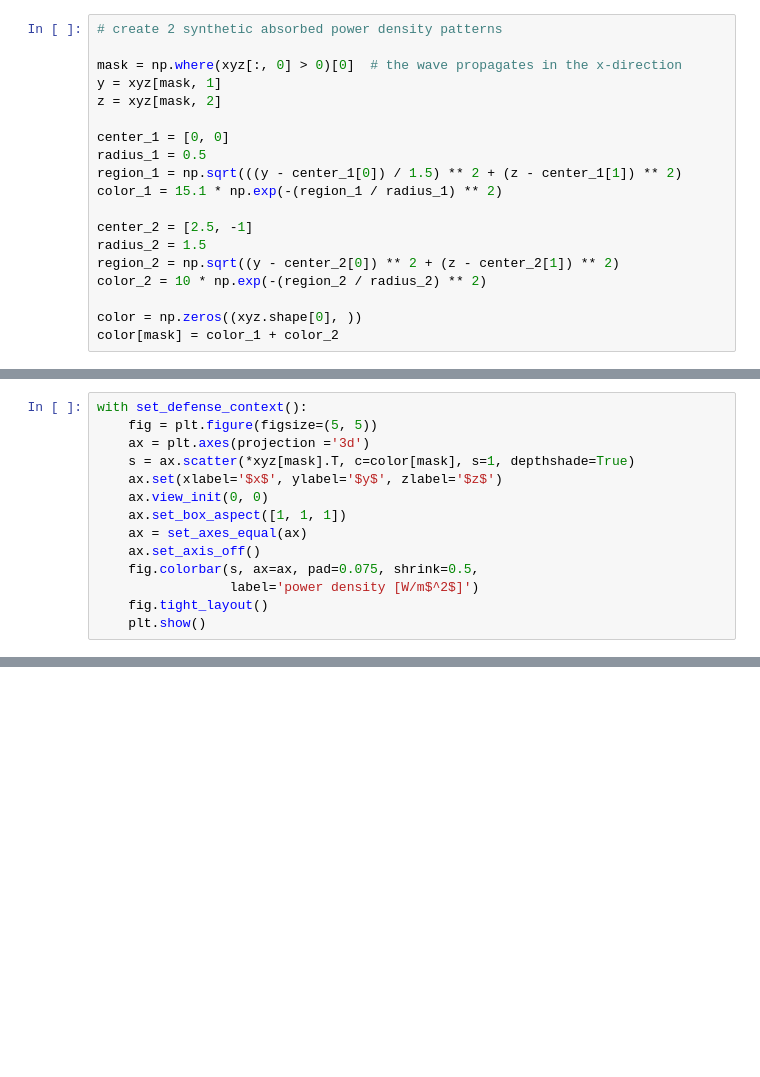
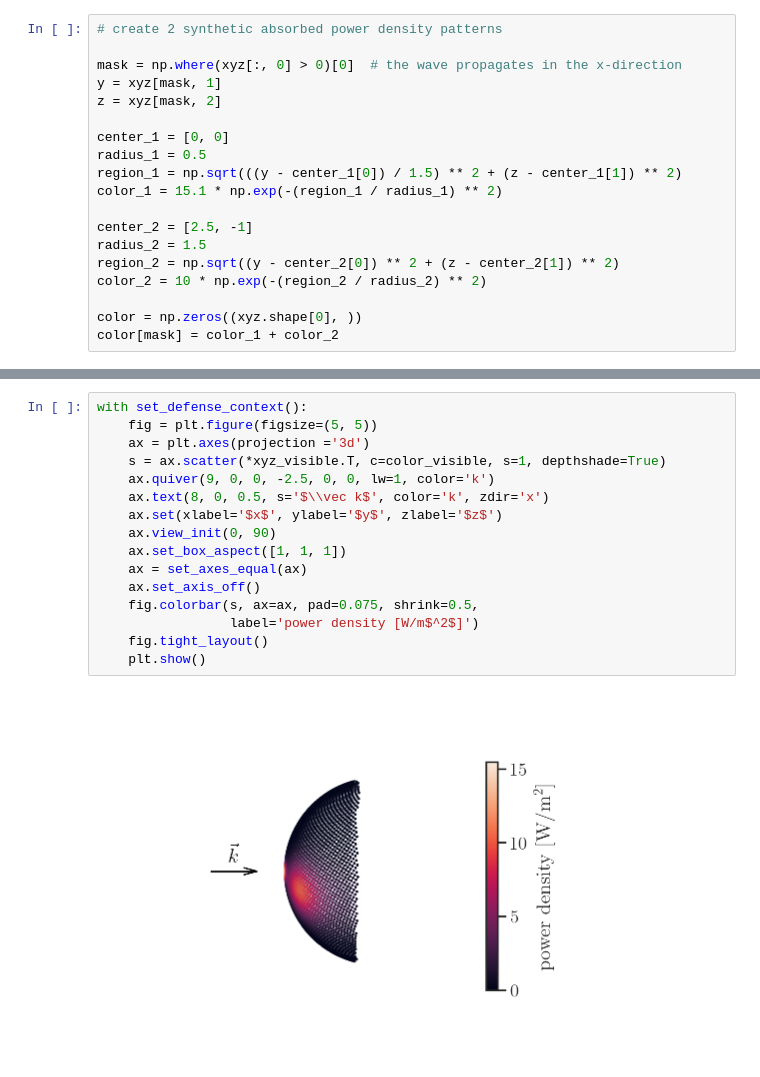
Before and after one commit to akapet00/phd-dissertation-topic, a Jupyter notebook: code/05-hotspot-region-detection.ipynb, the cells around one changed output, grey strips where cells are left out. Cells and saved outputs as stored; diff of their text form; blank space fills up the shorter version.

```diff
--- a/code/05-hotspot-region-detection.ipynb
+++ b/code/05-hotspot-region-detection.ipynb
@@ -85,14 +83,0 @@ with set_defense_context():
-# %%
-with set_defense_context():
-    fig = plt.figure(figsize=(5, 5))
-    ax = plt.axes(projection ='3d')
-    s = ax.scatter(*xyz[mask].T, c=color[mask], s=1, depthshade=True)
-    ax.set(xlabel='$x$', ylabel='$y$', zlabel='$z$')
-    ax.view_init(0, 0)
-    ax.set_box_aspect([1, 1, 1])
-    ax = set_axes_equal(ax)
-    ax.set_axis_off()
-    fig.colorbar(s, ax=ax, pad=0.075, shrink=0.5,
-                 label='power density [W/m$^2$]')
-    fig.tight_layout()
-    plt.show()
@@ -100,0 +116,18 @@ with set_defense_context():
+# %%
+with set_defense_context():
+    fig = plt.figure(figsize=(5, 5))
+    ax = plt.axes(projection ='3d')
+    s = ax.scatter(*xyz_visible.T, c=color_visible, s=1, depthshade=True)
+    ax.quiver(9, 0, 0, -2.5, 0, 0, lw=1, color='k')
+    ax.text(8, 0, 0.5, s='$\\vec k$', color='k', zdir='x')
+    ax.set(xlabel='$x$', ylabel='$y$', zlabel='$z$')
+    ax.view_init(0, 90)
+    ax.set_box_aspect([1, 1, 1])
+    ax = set_axes_equal(ax)
+    ax.set_axis_off()
+    fig.colorbar(s, ax=ax, pad=0.075, shrink=0.5,
+                 label='power density [W/m$^2$]')
+    fig.tight_layout()
+    plt.show()
+# %% [output]
+[figure, added]
```
Also changed, not shown: parts of 19 cells of this notebook.
